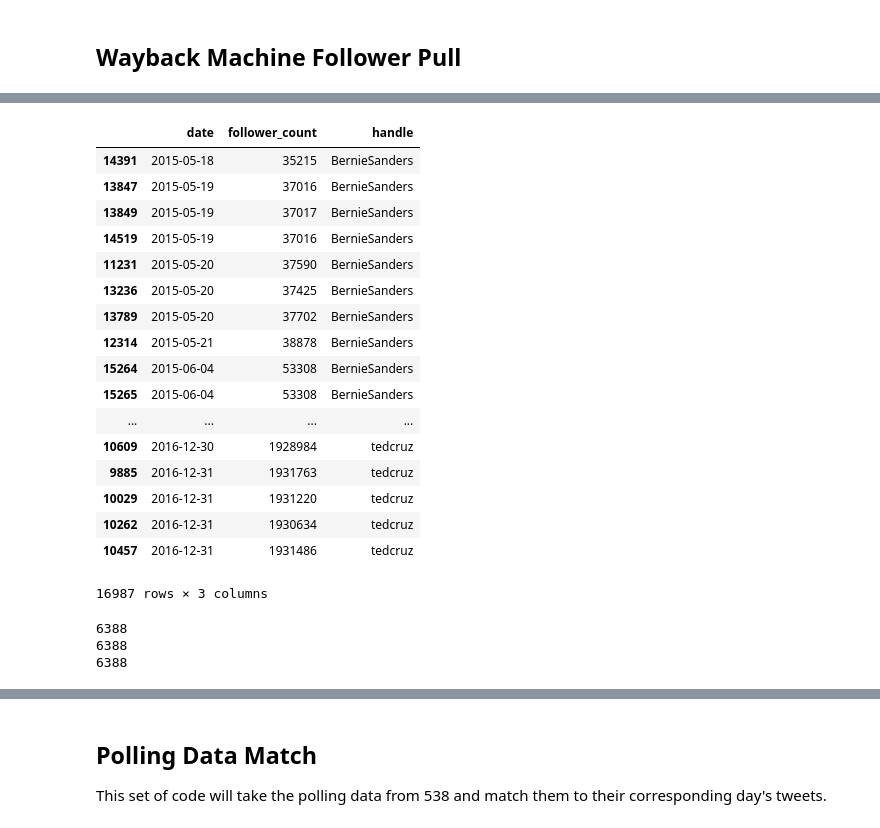
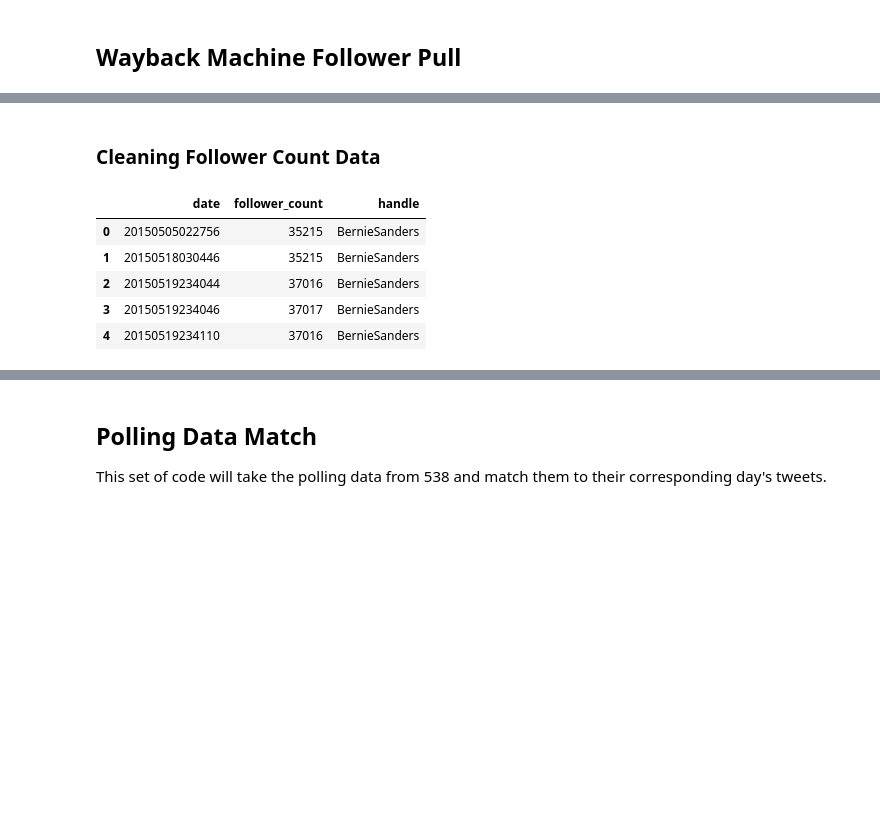
Before and after one commit to malelew/FISP_Presidential, a Jupyter notebook: twitter_scrape_v2.ipynb, the cells around one changed output, grey strips where cells are left out. Saved outputs shown, nothing was run; the diff lists cells and outputs as text; code cells hidden in the pictures; blank space fills up the shorter version.

Commit message:
wayback pack follower count script finally working - fixed data related issue and improved data cleaning code

```diff
--- a/twitter_scrape_v2.ipynb
+++ b/twitter_scrape_v2.ipynb
@@ -666,2 +687,4 @@ INFO:__main__:Done!
+# %% [markdown]
+### Cleaning Follower Count Data
 # %%
 follower_count_df = pd.read_csv('follower_count_df.csv')
@@ -671,0 +691,14 @@ follower_count_df = follower_count_df.sort_values(['handle','date'])
+# %%
+# properly sort the data
+follower_count_df = follower_count_df.sort_values(['handle','date'])
+follower_count_df = follower_count_df.reset_index()
+follower_count_df = follower_count_df[['date', 'follower_count', 'handle']]
+# %%
+follower_count_df.head()
+# %% [output]
+|  | date | follower_count | handle |
+| 0 | 20150505022756 | 35215 | BernieSanders |
+| 1 | 20150518030446 | 35215 | BernieSanders |
+| 2 | 20150519234044 | 37016 | BernieSanders |
+| 3 | 20150519234046 | 37017 | BernieSanders |
+| 4 | 20150519234110 | 37016 | BernieSanders |
@@ -673,43 +730,2 @@ follower_count_df = follower_count_df.sort_values(['handle','date'])
 temp_series = pd.Series((follower_count_df.date / 1000000)).astype(int)
 follower_count_df.date = pd.to_datetime(temp_series, format="%Y%m%d")
-# %%
-follower_count_df
-# %% [output]
-|  | date | follower_count | handle |
-| 14391 | 2015-05-18 | 35215 | BernieSanders |
-| 13847 | 2015-05-19 | 37016 | BernieSanders |
-| 13849 | 2015-05-19 | 37017 | BernieSanders |
-| 14519 | 2015-05-19 | 37016 | BernieSanders |
-| 11231 | 2015-05-20 | 37590 | BernieSanders |
-| 13236 | 2015-05-20 | 37425 | BernieSanders |
-| 13789 | 2015-05-20 | 37702 | BernieSanders |
-| 12314 | 2015-05-21 | 38878 | BernieSanders |
-| 15264 | 2015-06-04 | 53308 | BernieSanders |
-| 15265 | 2015-06-04 | 53308 | BernieSanders |
-| ... | ... | ... | ... |
-| 10609 | 2016-12-30 | 1928984 | tedcruz |
-| 9885 | 2016-12-31 | 1931763 | tedcruz |
-| 10029 | 2016-12-31 | 1931220 | tedcruz |
-| 10262 | 2016-12-31 | 1930634 | tedcruz |
-| 10457 | 2016-12-31 | 1931486 | tedcruz |
-16987 rows × 3 columns
-# %%
-entries_to_drop = []
-for index, row in follower_count_df.iterrows():
-  #curr_date = int((row['date']) / 1000000)
-  curr_date = (row['date'])
-  if (index != 0):
-    if (curr_date == prev_date[1]):
-      entries_to_drop.append(prev_date[0])
-  prev_date = (index, curr_date)
-
-print len(follower_count_df) - len(entries_to_drop)
-entries_to_keep = set(range(len(follower_count_df))) - set(entries_to_drop)
-test_df = follower_count_df.drop(entries_to_drop, axis=0)
-test2_df = follower_count_df.take(list(entries_to_keep))
-print len(test2_df)
-print len(test_df)
-# %% [output]
-6388
-6388
-6388
```
Also changed, not shown: parts of 18 cells of this notebook.
